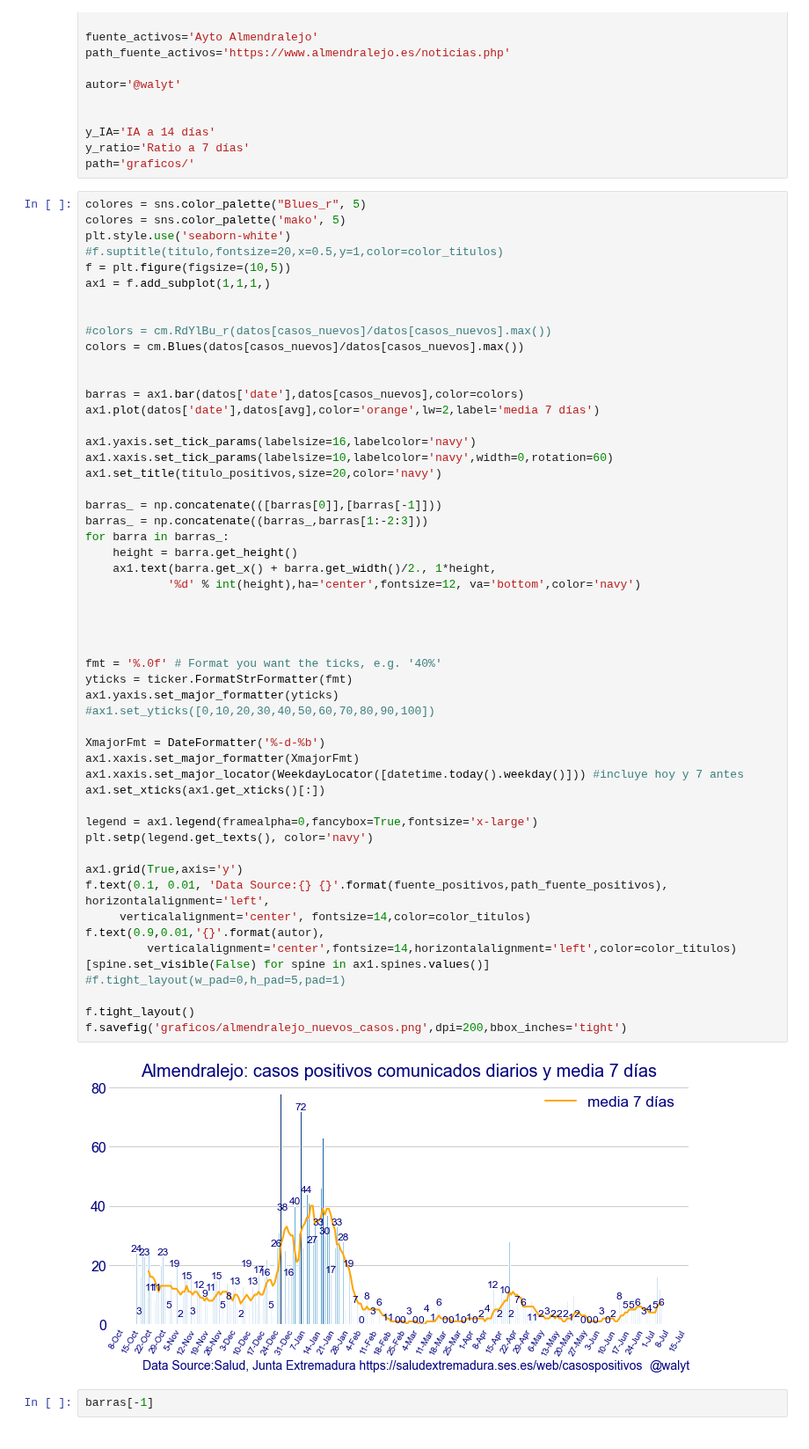
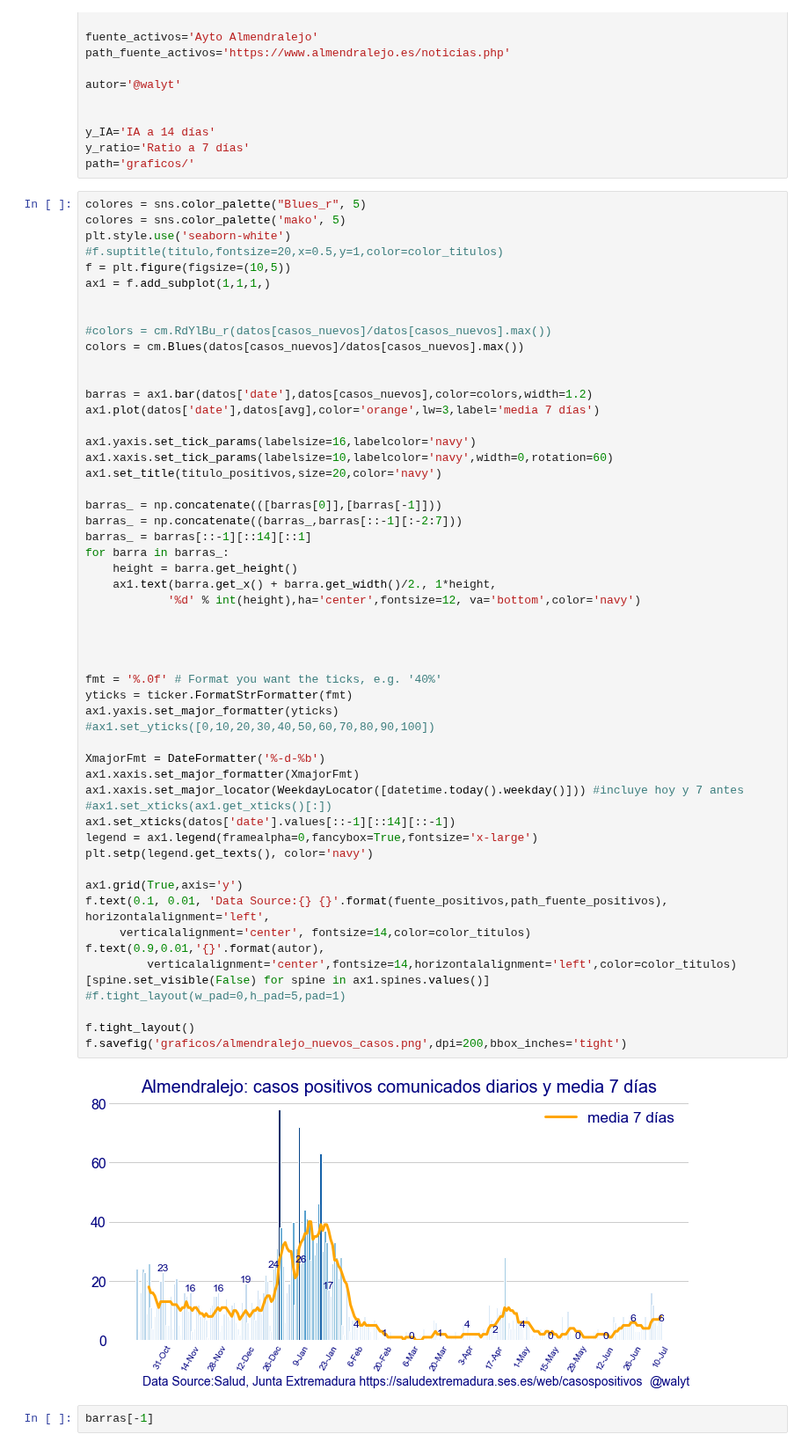
Before and after one commit to mharias/covid_almendralejo, a Jupyter notebook: graficos_almendralejo.ipynb, the cells around one changed output. Shown at 88% size. Cells and saved outputs as stored; diff of their text form.

Commit message:
dato 15 Julio

```diff
--- a/graficos_almendralejo.ipynb
+++ b/graficos_almendralejo.ipynb
@@ -175,48 +175,49 @@ ax1 = f.add_subplot(1,1,1,)
 colors = cm.Blues(datos[casos_nuevos]/datos[casos_nuevos].max())
 
 
-barras = ax1.bar(datos['date'],datos[casos_nuevos],color=colors)
-ax1.plot(datos['date'],datos[avg],color='orange',lw=2,label='media 7 días')
+barras = ax1.bar(datos['date'],datos[casos_nuevos],color=colors,width=1.2)
+ax1.plot(datos['date'],datos[avg],color='orange',lw=3,label='media 7 días')
 
 ax1.yaxis.set_tick_params(labelsize=16,labelcolor='navy')
 ax1.xaxis.set_tick_params(labelsize=10,labelcolor='navy',width=0,rotation=60)
 ax1.set_title(titulo_positivos,size=20,color='navy')
 
 barras_ = np.concatenate(([barras[0]],[barras[-1]]))
-barras_ = np.concatenate((barras_,barras[1:-2:3]))
+barras_ = np.concatenate((barras_,barras[::-1][:-2:7]))
+barras_ = barras[::-1][::14][::1]
 for barra in barras_:
     height = barra.get_height()
     ax1.text(barra.get_x() + barra.get_width()/2., 1*height,
             '%d' % int(height),ha='center',fontsize=12, va='bottom',color='navy')
 
 
 
 
 fmt = '%.0f' # Format you want the ticks, e.g. '40%'
 yticks = ticker.FormatStrFormatter(fmt)
 ax1.yaxis.set_major_formatter(yticks)
 #ax1.set_yticks([0,10,20,30,40,50,60,70,80,90,100])
 
 XmajorFmt = DateFormatter('%-d-%b')
 ax1.xaxis.set_major_formatter(XmajorFmt)
 ax1.xaxis.set_major_locator(WeekdayLocator([datetime.today().weekday()])) #incluye hoy y 7 antes
-ax1.set_xticks(ax1.get_xticks()[:])
-
+#ax1.set_xticks(ax1.get_xticks()[:])
+ax1.set_xticks(datos['date'].values[::-1][::14][::-1])
 legend = ax1.legend(framealpha=0,fancybox=True,fontsize='x-large')
 plt.setp(legend.get_texts(), color='navy')
 
 ax1.grid(True,axis='y')
 f.text(0.1, 0.01, 'Data Source:{} {}'.format(fuente_positivos,path_fuente_positivos), horizontalalignment='left',
      verticalalignment='center', fontsize=14,color=color_titulos)
 f.text(0.9,0.01,'{}'.format(autor),
          verticalalignment='center',fontsize=14,horizontalalignment='left',color=color_titulos)
 [spine.set_visible(False) for spine in ax1.spines.values()]
 #f.tight_layout(w_pad=0,h_pad=5,pad=1)
 
 f.tight_layout()
 f.savefig('graficos/almendralejo_nuevos_casos.png',dpi=200,bbox_inches='tight')
 # %% [output]
-[figure, old version]
+[figure, new version]
 # %%
 barras[-1]
 # %% [output]
```
Also changed, not shown: parts of 7 cells of this notebook, 4 other files.
